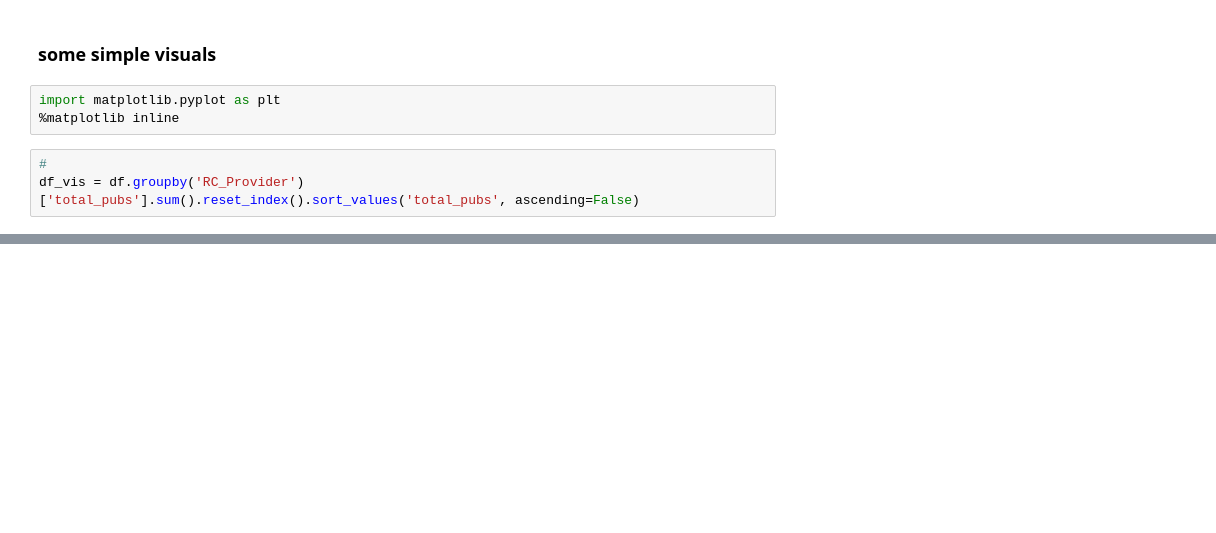
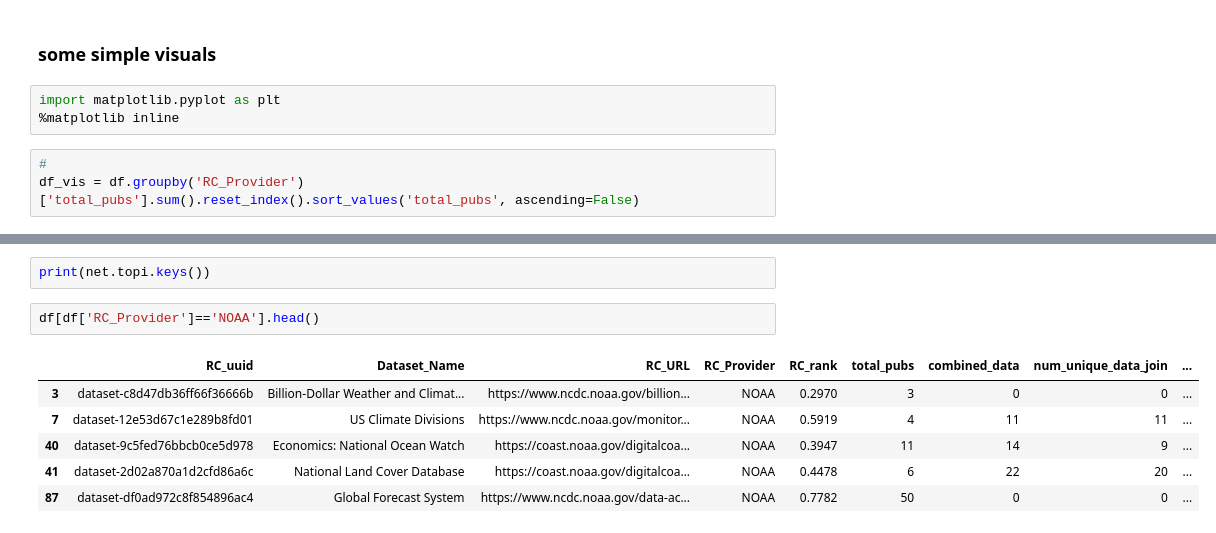
Before and after one commit to Coleridge-Initiative/rc-ml-corpus, a Jupyter notebook: rc_metrics/RC_metrics_draft.ipynb, the cells around one changed output, grey strips where cells are left out. Saved outputs shown, nothing was run; the diff lists cells and outputs as text; blank space fills up the shorter version.

```diff
--- a/rc_metrics/RC_metrics_draft.ipynb
+++ b/rc_metrics/RC_metrics_draft.ipynb
@@ -287,0 +297,11 @@ df_vis.iloc[:20,:].plot(x='RC_Provider', y='total_pubs' , kind='bar', figsize=(1
+# %%
+print(net.topi.keys())
+# %%
+df[df['RC_Provider']=='NOAA'].head()
+# %% [output]
+|  | RC_uuid | Dataset_Name | RC_URL | RC_Provider | RC_rank | total_pubs | combined_data | num_unique_data_join | ... |
+| 3 | dataset-c8d47db36ff66f36666b | Billion-Dollar Weather and Climat... | https://www.ncdc.noaa.gov/billion... | NOAA | 0.2970 | 3 | 0 | 0 | ... |
+| 7 | dataset-12e53d67c1e289b8fd01 | US Climate Divisions | https://www.ncdc.noaa.gov/monitor... | NOAA | 0.5919 | 4 | 11 | 11 | ... |
+| 40 | dataset-9c5fed76bbcb0ce5d978 | Economics: National Ocean Watch | https://coast.noaa.gov/digitalcoa... | NOAA | 0.3947 | 11 | 14 | 9 | ... |
+| 41 | dataset-2d02a870a1d2cfd86a6c | National Land Cover Database | https://coast.noaa.gov/digitalcoa... | NOAA | 0.4478 | 6 | 22 | 20 | ... |
+| 87 | dataset-df0ad972c8f854896ac4 | Global Forecast System | https://www.ncdc.noaa.gov/data-ac... | NOAA | 0.7782 | 50 | 0 | 0 | ... |
```
Also changed, not shown: parts of 17 cells of this notebook, 2 other files.
